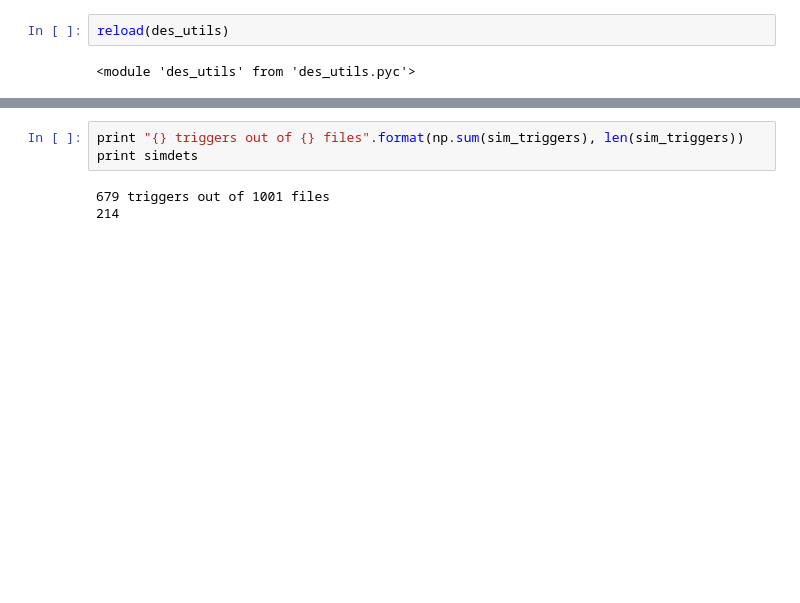
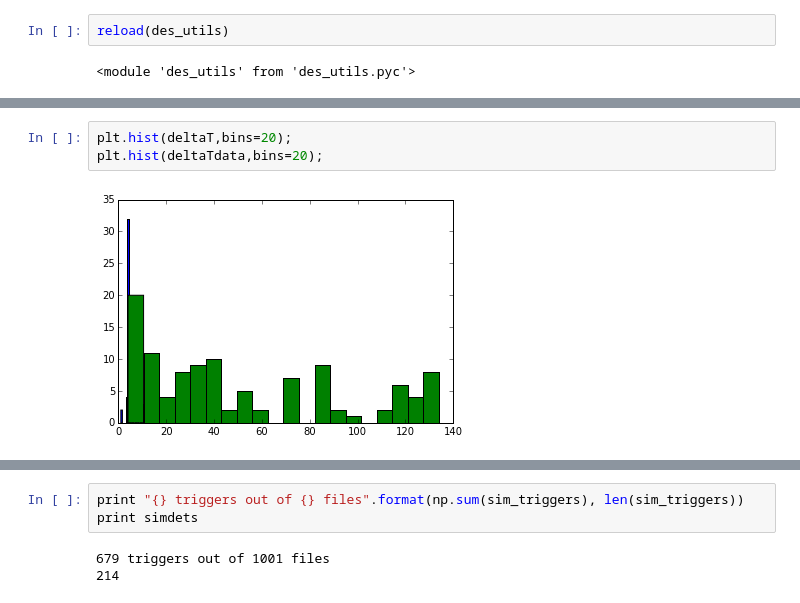
Before and after one commit to zodoctor/DES_KN_SNFIELDS, a Jupyter notebook: Refactored.ipynb, the cells around one changed output, grey strips where cells are left out. Drawn from its saved outputs; the diff is of its cells as text; blank space fills up the shorter version.

```diff
--- a/Refactored.ipynb
+++ b/Refactored.ipynb
@@ -22,3 +23,8 @@ sim_triggers, sim_colors, sim_ifluxes,simdets,SNIDset = des_utils.extract_colors
+# %%
+plt.hist(deltaT,bins=20);
+plt.hist(deltaTdata,bins=20);
+# %% [output]
+[figure, added]
 # %%
 f = open("../OUT_KNANA_SIM.KNTABLE.TEXT","r")
 SNset2=set()
```
Also changed, not shown: parts of 2 cells of this notebook, 2 other files.
